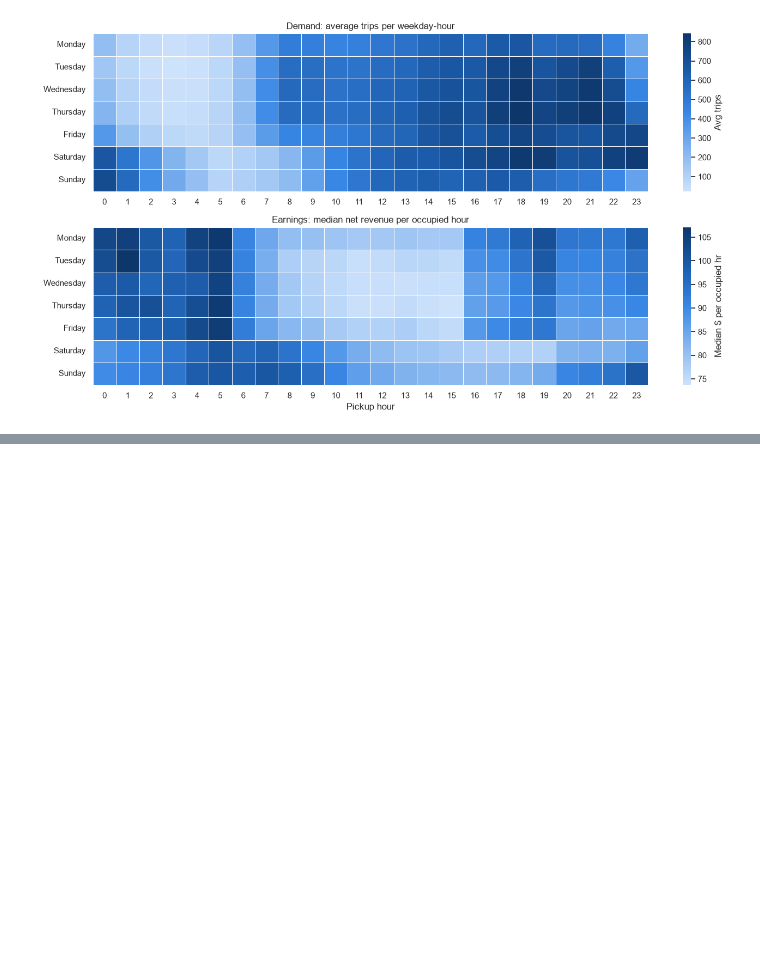
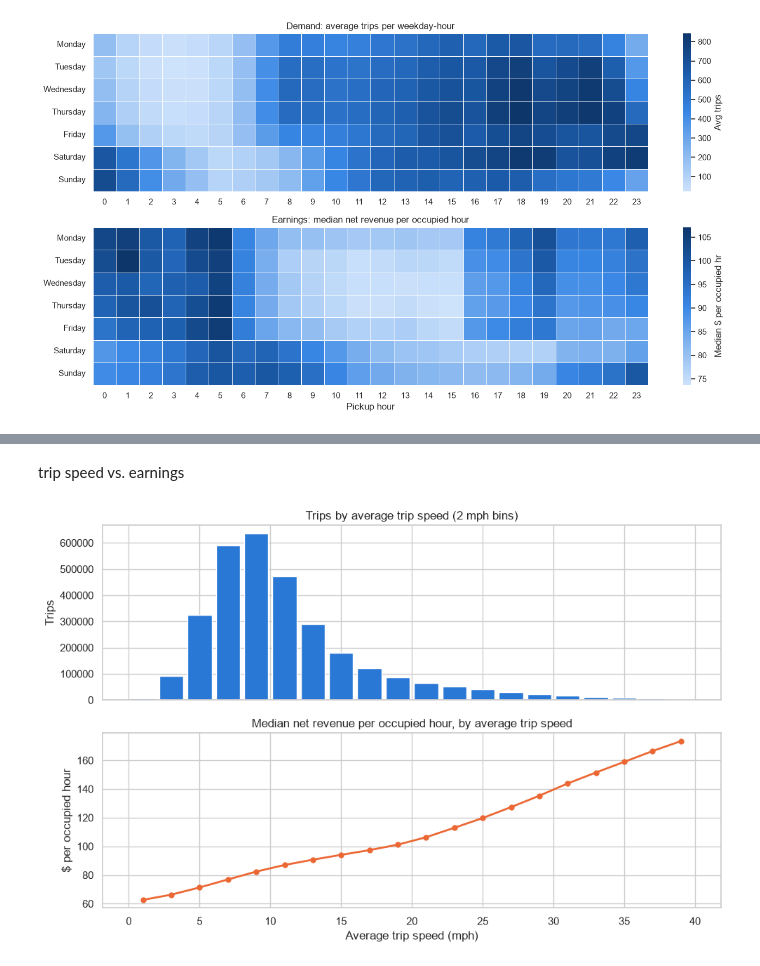
Before and after one commit to VicenteAlfonsoB/nyc-taxi-fleet-optimization, a Jupyter notebook: notebooks/02_fleet_optimization.ipynb, the cells around one changed output, grey strips where cells are left out. Cells and saved outputs as stored; diff of their text form; code cells hidden in the pictures; blank space fills up the shorter version.

```diff
--- a/notebooks/02_fleet_optimization.ipynb
+++ b/notebooks/02_fleet_optimization.ipynb
@@ -300,0 +370,21 @@ plt.show()
+# %% [markdown]
+trip speed vs. earnings
+# %%
+speed_bins = np.arange(0, 42, 2)
+by_speed = (eda[eda["speed_mph"] < 40]
+              .groupby(pd.cut(eda["speed_mph"], speed_bins, right=False), observed=True)
+              .agg(trips=("net_revenue", "size"),
+                   median_net_per_hour=("net_revenue_per_hour", "median")))
+mid = speed_bins[:-1] + 1  # bin midpoints for plotting
+
+fig, (ax1, ax2) = plt.subplots(2, 1, figsize=(10, 6.5), sharex=True)
+ax1.bar(mid, by_speed["trips"], width=1.7, color=BLUE)
+ax1.set(title="Trips by average trip speed (2 mph bins)", ylabel="Trips")
+ax2.plot(mid, by_speed["median_net_per_hour"], color=ORANGE, linewidth=2, marker="o", markersize=5)
+ax2.set(title="Median net revenue per occupied hour, by average trip speed",
+        ylabel="$ per occupied hour", xlabel="Average trip speed (mph)")
+fig.tight_layout()
+save_fig(fig, "eda_speed_vs_earnings")
+plt.show()
+# %% [output]
+[figure, added]
```
Also changed, not shown: parts of 7 cells of this notebook, 3 other files.
